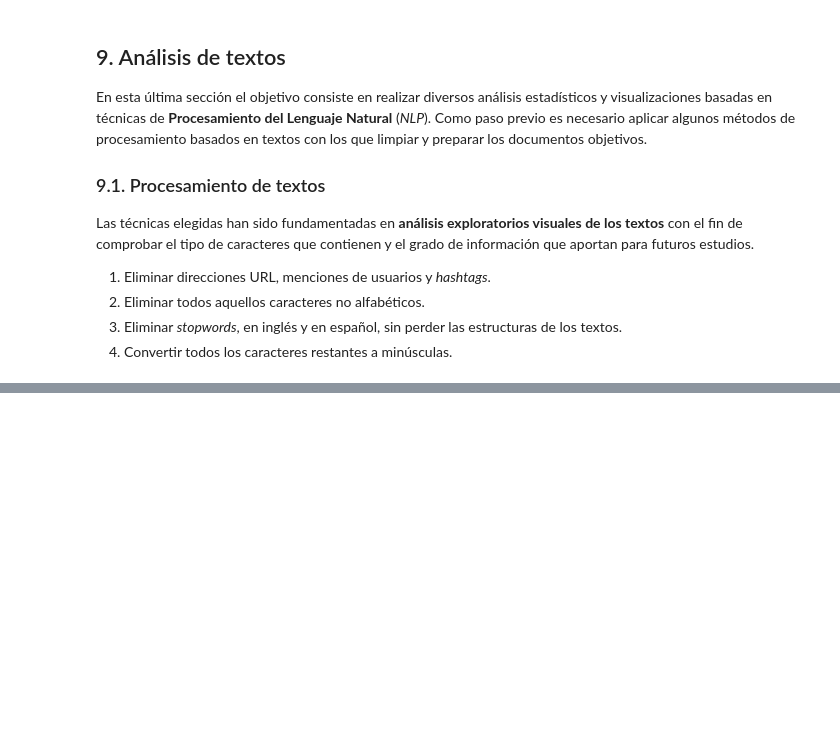
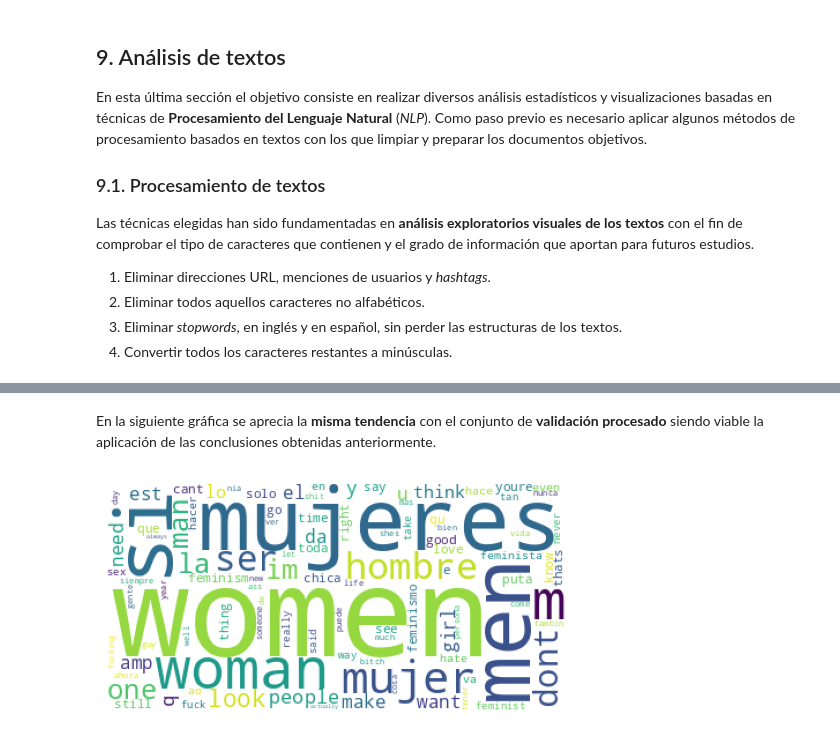
Before and after one commit to lidiasm/DATCOM-TFM, a Jupyter notebook: notebooks/eda.ipynb, the cells around one changed output, grey strips where cells are left out. Cells and saved outputs as stored; diff of their text form; code cells hidden in the pictures; blank space fills up the shorter version.

```diff
--- a/notebooks/eda.ipynb
+++ b/notebooks/eda.ipynb
@@ -264,0 +406,20 @@ def process_text_dataset(dataset):
+# %% [markdown]
+En la siguiente gráfica se aprecia la **misma tendencia** con el conjunto de **validación procesado** siendo viable la aplicación de las conclusiones obtenidas anteriormente.
+# %%
+# Configuración de una nube de palabras
+# - Fondo blanco
+# - Máximo 100 términos
+word_cloud_object = WordCloud(
+    background_color="white",
+    max_words=100)
+
+# Genera una nube de palabras con el conjunto de validación procesado
+wordcloud = word_cloud_object.generate(str(list(testing_df["cleaned_text"].values)))
+
+# Configuración de la gráfica de la nube de palabras
+fig = plt.figure(1, figsize=(10,3))
+plt.axis('off')
+plt.imshow(wordcloud)
+plt.show()
+# %% [output]
+[figure, added]
```
Also changed, not shown: parts of 16 cells of this notebook.
